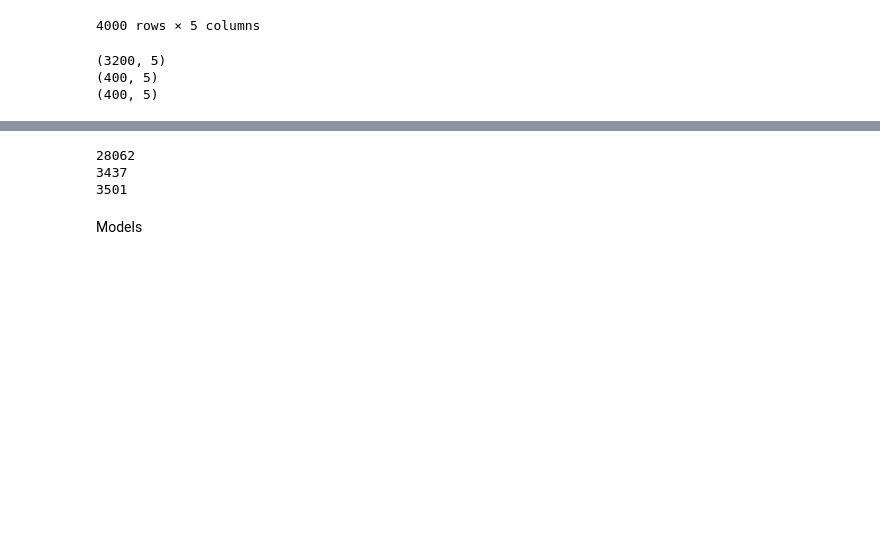
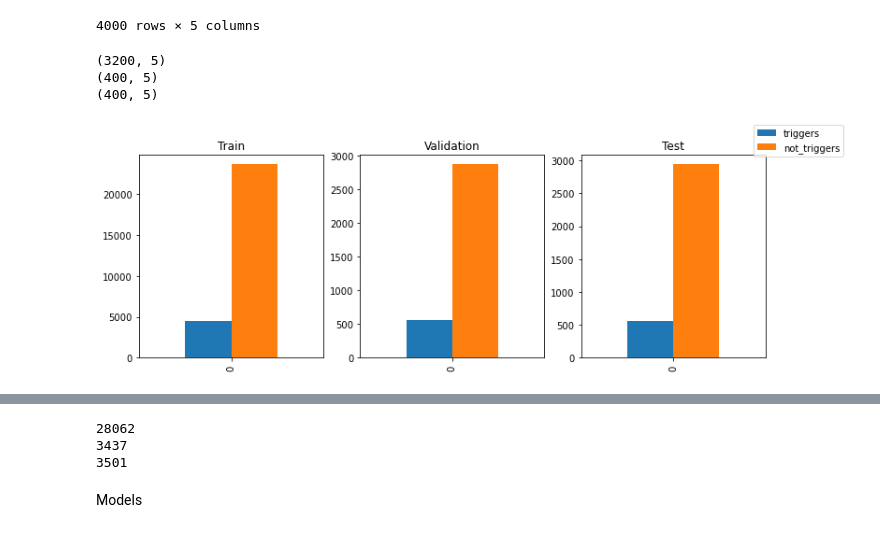
Before and after one commit to PanzaResce/ediref, a Jupyter notebook: project.ipynb, the cells around one changed output, grey strips where cells are left out. Saved outputs shown, nothing was run; the diff lists cells and outputs as text; code cells hidden in the pictures; blank space fills up the shorter version.

```diff
--- a/project.ipynb
+++ b/project.ipynb
@@ -53,6 +52,10 @@ print(test_df.shape)
 (3200, 5)
 (400, 5)
 (400, 5)
+# %%
+df_manager.plot_triggers_distribution(train_df, val_df, test_df)
+# %% [output]
+[figure, added]
 # %%
 df_manager.plot_emotion_distribution(train_df, val_df, test_df)
 # %% [output]
```
Also changed, not shown: parts of 42 cells of this notebook, 3 other files.
